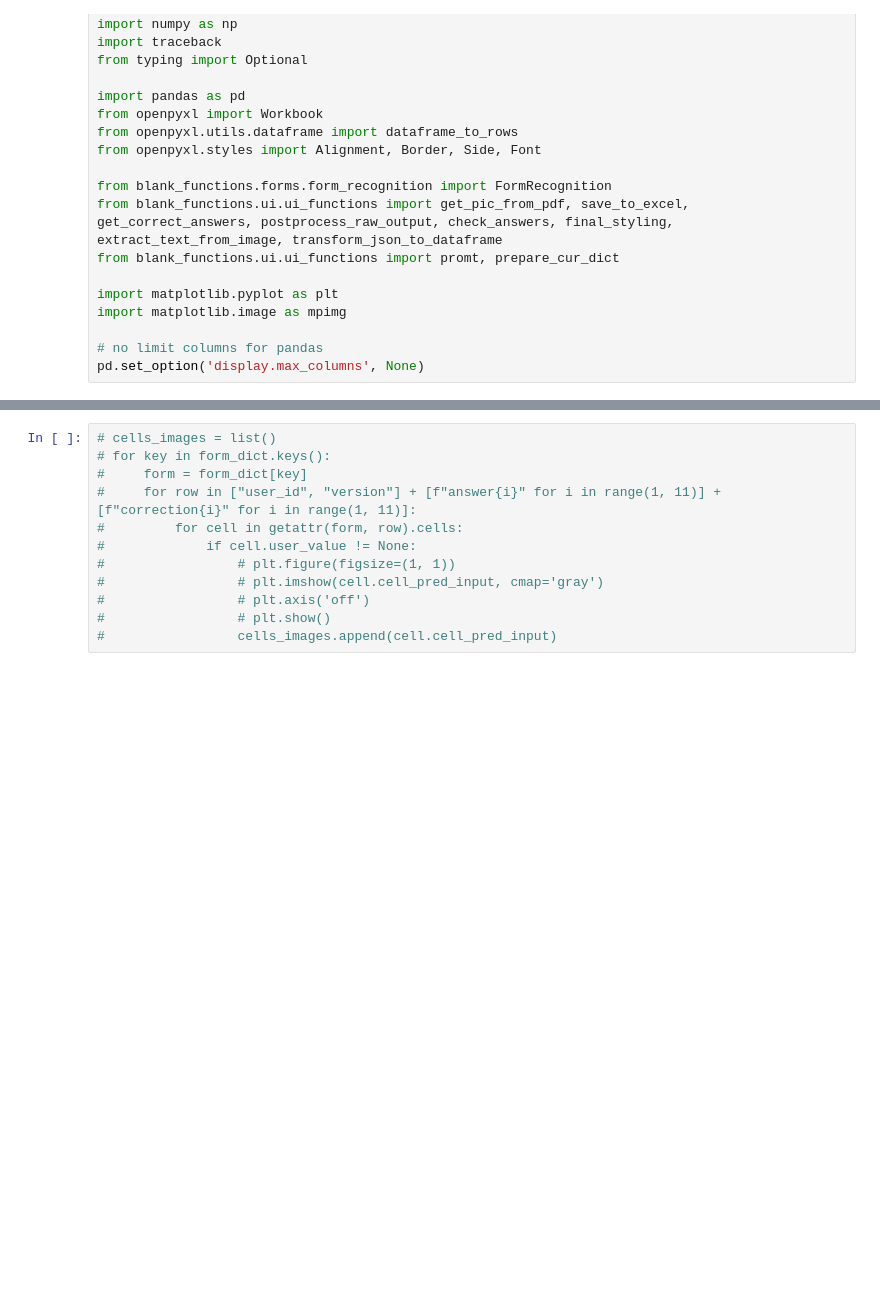
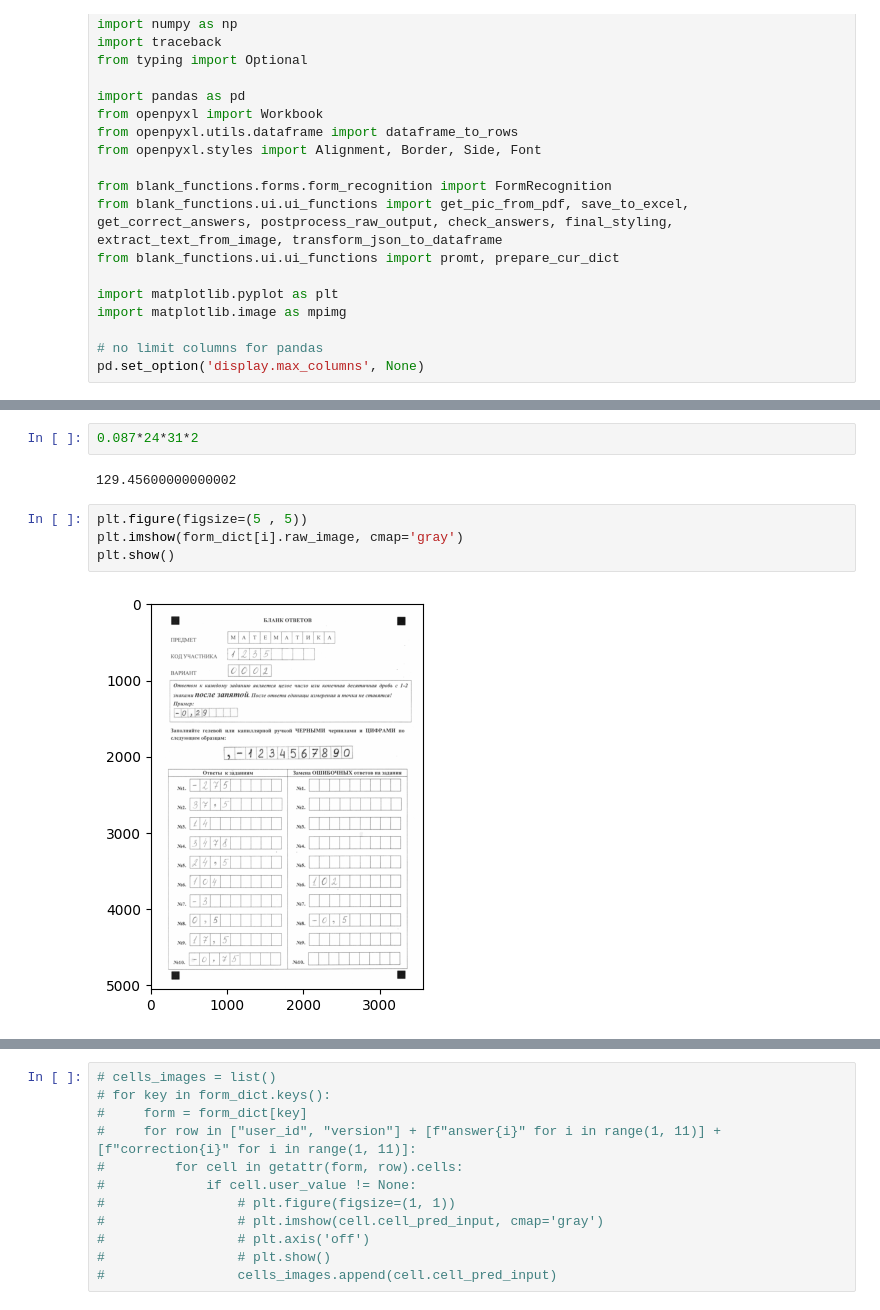
Before and after one commit to vlzm/streamlit-exam-form-app, a Jupyter notebook: notebooks/one_more_test.ipynb, the cells around one changed output, grey strips where cells are left out. Drawn from its saved outputs; the diff is of its cells as text; blank space fills up the shorter version.

```diff
--- a/notebooks/one_more_test.ipynb
+++ b/notebooks/one_more_test.ipynb
@@ -60,0 +66,10 @@ pd.set_option('display.max_columns', None)
+# %%
+0.087*24*31*2
+# %% [output]
+129.45600000000002
+# %%
+plt.figure(figsize=(5 , 5))
+plt.imshow(form_dict[i].raw_image, cmap='gray')
+plt.show()
+# %% [output]
+[figure, added]
```
Also changed, not shown: parts of 10 cells of this notebook, 10 other files.
